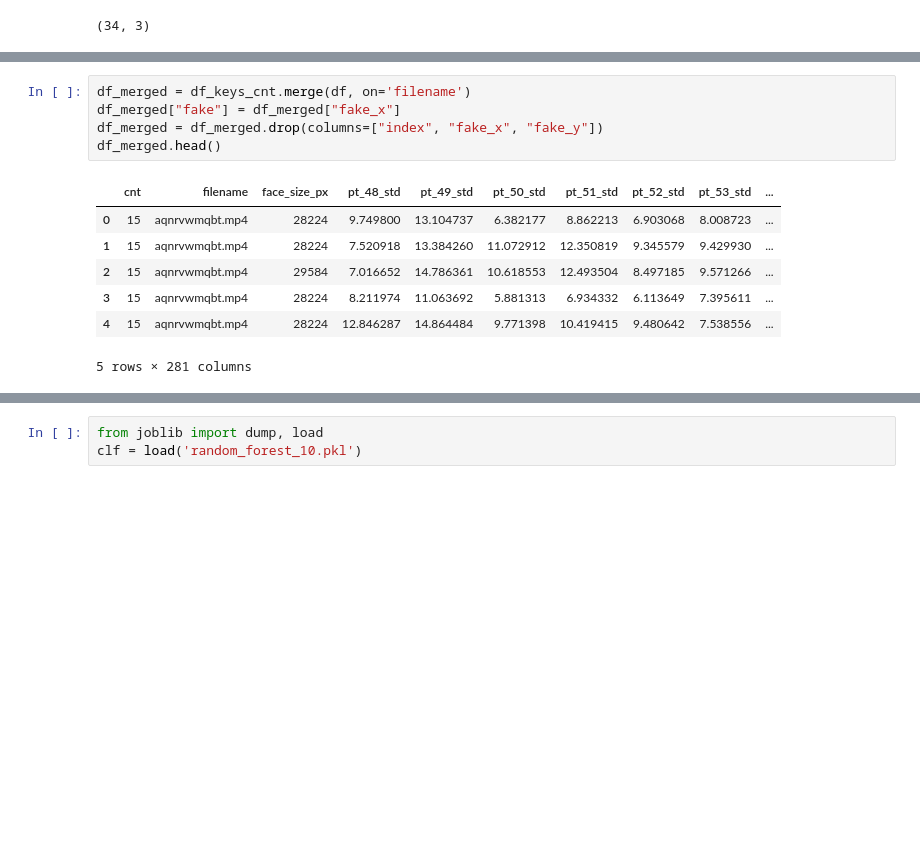
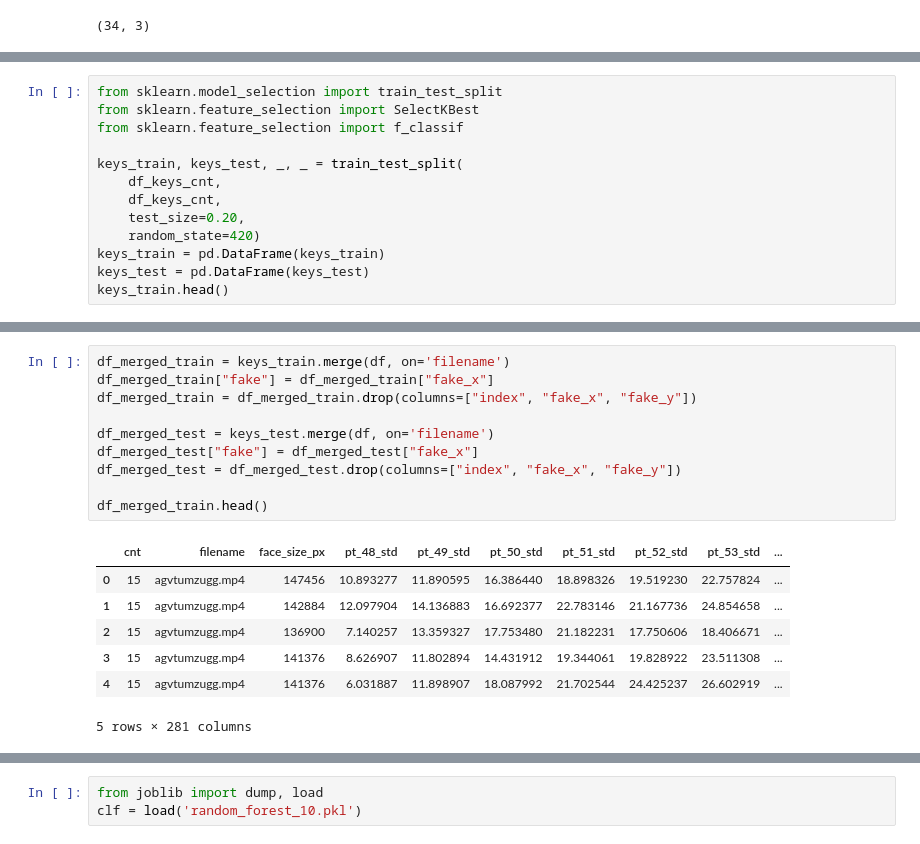
Before and after one commit to Trickster2038/BmstuDeepFake, a Jupyter notebook: notebook3.ipynb, the cells around one changed output, grey strips where cells are left out. Cells and saved outputs as stored; diff of their text form; blank space fills up the shorter version.

```diff
--- a/notebook3.ipynb
+++ b/notebook3.ipynb
@@ -119,3 +119,16 @@ features
  'pt_5_hist_noise_0.5',
  'overall_face_hist_std',
  'pt_24_hist_noise_0.5']
+# %%
+from sklearn.model_selection import train_test_split
+from sklearn.feature_selection import SelectKBest
+from sklearn.feature_selection import f_classif
+
+keys_train, keys_test, _, _ = train_test_split(
+    df_keys_cnt,
+    df_keys_cnt,
+    test_size=0.20,
+    random_state=420)
+keys_train = pd.DataFrame(keys_train)
+keys_test = pd.DataFrame(keys_test)
+keys_train.head()
@@ -122,13 +151,18 @@ features
 # %%
-df_merged = df_keys_cnt.merge(df, on='filename')
-df_merged["fake"] = df_merged["fake_x"]
-df_merged = df_merged.drop(columns=["index", "fake_x", "fake_y"])
-df_merged.head()
+df_merged_train = keys_train.merge(df, on='filename')
+df_merged_train["fake"] = df_merged_train["fake_x"]
+df_merged_train = df_merged_train.drop(columns=["index", "fake_x", "fake_y"])
+
+df_merged_test = keys_test.merge(df, on='filename')
+df_merged_test["fake"] = df_merged_test["fake_x"]
+df_merged_test = df_merged_test.drop(columns=["index", "fake_x", "fake_y"])
+
+df_merged_train.head()
 # %% [output]
 |  | cnt | filename | face_size_px | pt_48_std | pt_49_std | pt_50_std | pt_51_std | pt_52_std | pt_53_std | ... |
-| 0 | 15 | aqnrvwmqbt.mp4 | 28224 | 9.749800 | 13.104737 | 6.382177 | 8.862213 | 6.903068 | 8.008723 | ... |
-| 1 | 15 | aqnrvwmqbt.mp4 | 28224 | 7.520918 | 13.384260 | 11.072912 | 12.350819 | 9.345579 | 9.429930 | ... |
-| 2 | 15 | aqnrvwmqbt.mp4 | 29584 | 7.016652 | 14.786361 | 10.618553 | 12.493504 | 8.497185 | 9.571266 | ... |
-| 3 | 15 | aqnrvwmqbt.mp4 | 28224 | 8.211974 | 11.063692 | 5.881313 | 6.934332 | 6.113649 | 7.395611 | ... |
-| 4 | 15 | aqnrvwmqbt.mp4 | 28224 | 12.846287 | 14.864484 | 9.771398 | 10.419415 | 9.480642 | 7.538556 | ... |
+| 0 | 15 | agvtumzugg.mp4 | 147456 | 10.893277 | 11.890595 | 16.386440 | 18.898326 | 19.519230 | 22.757824 | ... |
+| 1 | 15 | agvtumzugg.mp4 | 142884 | 12.097904 | 14.136883 | 16.692377 | 22.783146 | 21.167736 | 24.854658 | ... |
+| 2 | 15 | agvtumzugg.mp4 | 136900 | 7.140257 | 13.359327 | 17.753480 | 21.182231 | 17.750606 | 18.406671 | ... |
+| 3 | 15 | agvtumzugg.mp4 | 141376 | 8.626907 | 11.802894 | 14.431912 | 19.344061 | 19.828922 | 23.511308 | ... |
+| 4 | 15 | agvtumzugg.mp4 | 141376 | 6.031887 | 11.898907 | 18.087992 | 21.702544 | 24.425237 | 26.602919 | ... |
 5 rows × 281 columns
```
Also changed, not shown: parts of 15 cells of this notebook, 2 other files.
